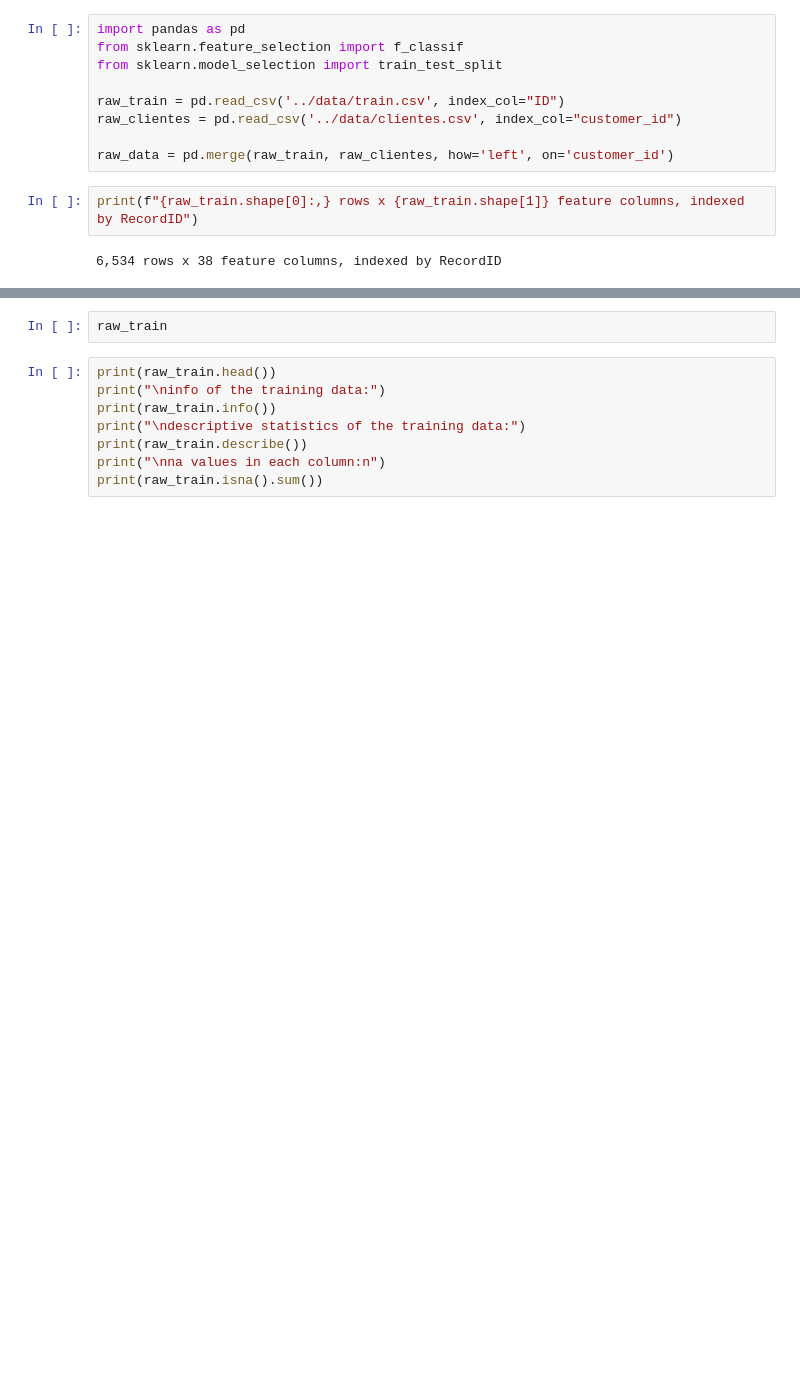
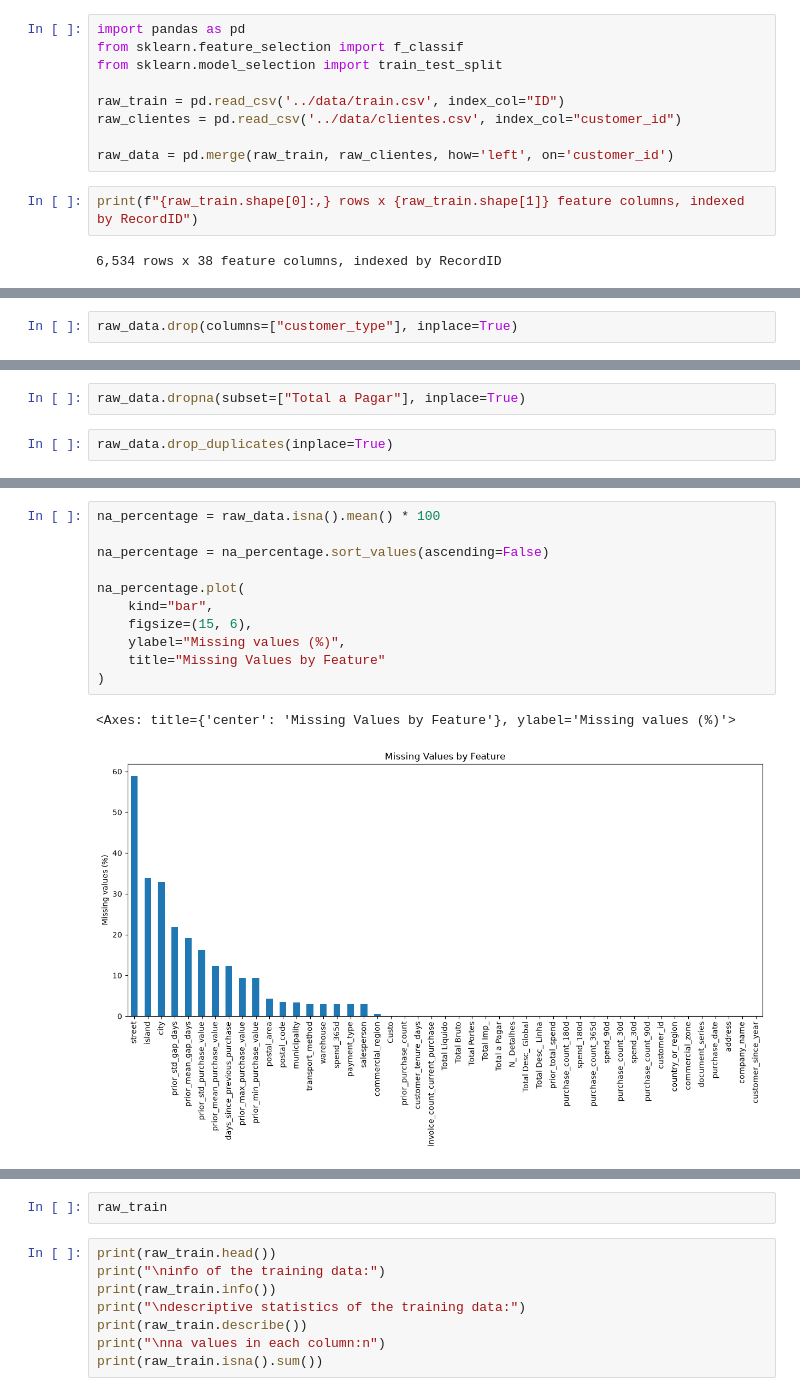
Before and after one commit to MiguelSantos00/Predicting-Repeat-Purchases-ML, a Jupyter notebook: notebooks/Homework_Group06.ipynb, the cells around one changed output, grey strips where cells are left out. Cells and saved outputs as stored; diff of their text form; blank space fills up the shorter version.

Commit message:
still exploring the data, found some duplicates, some negative values, an empty column etc, added some assertions, and some others

```diff
--- a/notebooks/Homework_Group06.ipynb
+++ b/notebooks/Homework_Group06.ipynb
@@ -15,0 +69,2 @@ print(f"{raw_train.shape[0]:,} rows x {raw_train.shape[1]} feature columns, inde
+# %%
+raw_data.drop(columns=["customer_type"], inplace=True)
@@ -15,0 +75,4 @@ print(f"{raw_train.shape[0]:,} rows x {raw_train.shape[1]} feature columns, inde
+# %%
+raw_data.dropna(subset=["Total a Pagar"], inplace=True)
+# %%
+raw_data.drop_duplicates(inplace=True)
@@ -15,0 +104,14 @@ print(f"{raw_train.shape[0]:,} rows x {raw_train.shape[1]} feature columns, inde
+# %%
+na_percentage = raw_data.isna().mean() * 100
+
+na_percentage = na_percentage.sort_values(ascending=False)
+
+na_percentage.plot(
+    kind="bar",
+    figsize=(15, 6),
+    ylabel="Missing values (%)",
+    title="Missing Values by Feature"
+)
+# %% [output]
+<Axes: title={'center': 'Missing Values by Feature'}, ylabel='Missing values (%)'>
+[figure, added]
```
Also changed, not shown: parts of 28 cells of this notebook, 2 other files.
